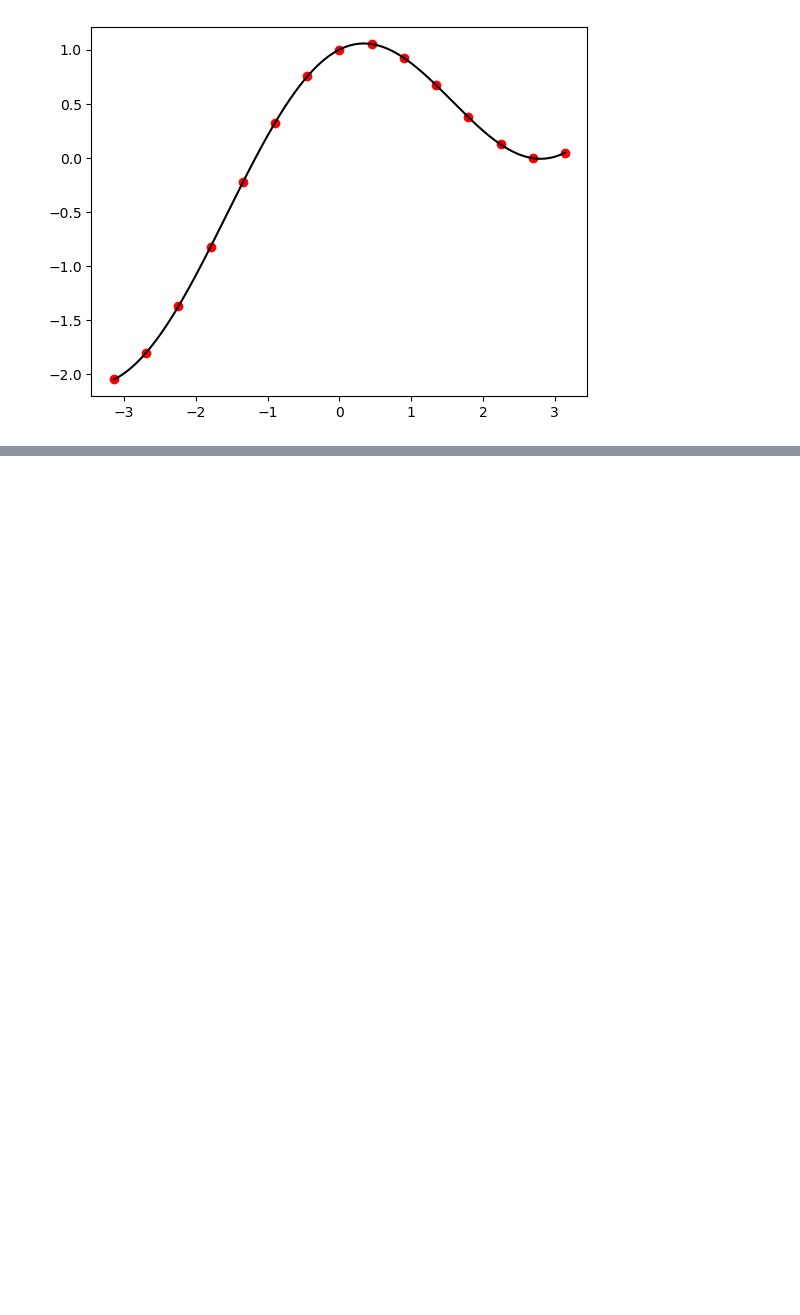
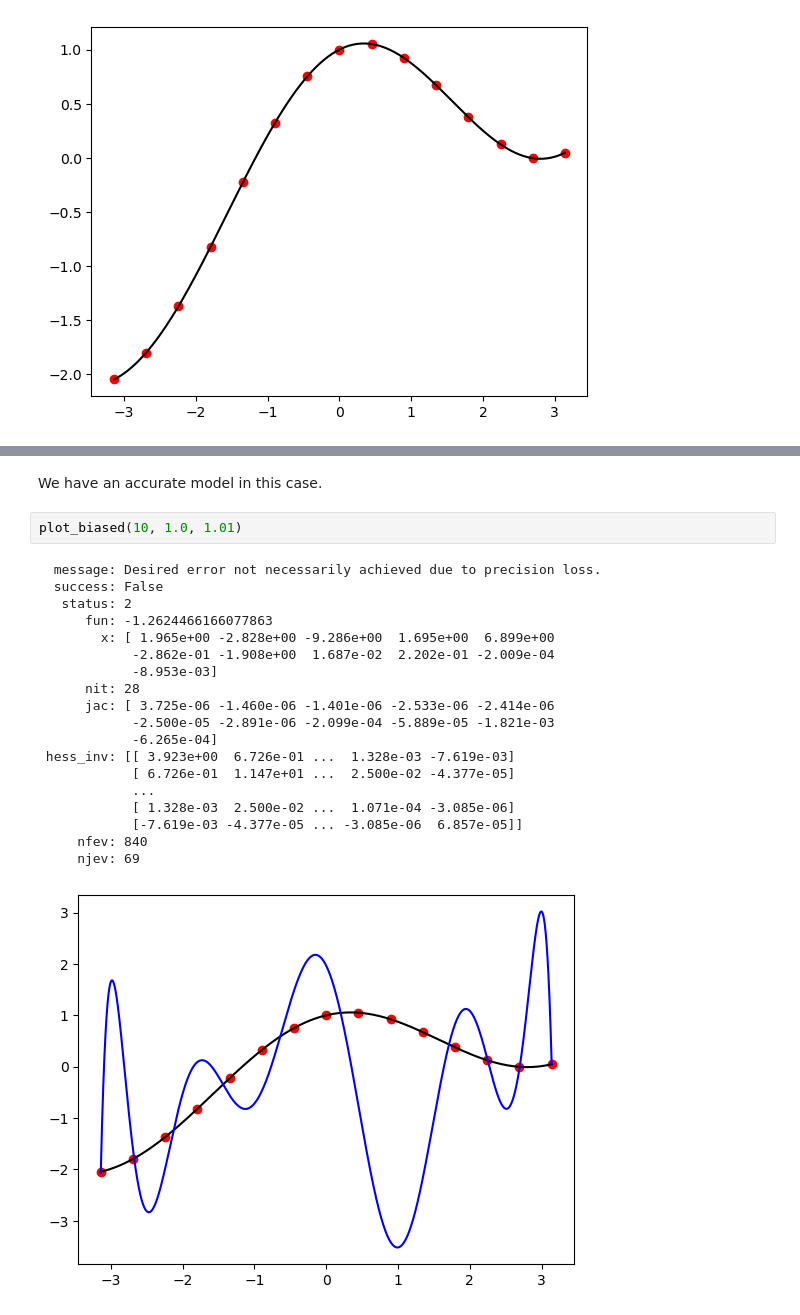
Before and after one commit to OllieHenry/overparametrized, a Jupyter notebook: demo.ipynb, the cells around one changed output, grey strips where cells are left out. Saved outputs shown, nothing was run; the diff lists cells and outputs as text; blank space fills up the shorter version.

```diff
--- a/demo.ipynb
+++ b/demo.ipynb
@@ -55,0 +134,24 @@ def plot_biased(n: int) -> None:
+# %% [markdown]
+We have an accurate model in this case.
+# %%
+plot_biased(10, 1.0, 1.01)
+# %% [output]
+  message: Desired error not necessarily achieved due to precision loss.
+  success: False
+   status: 2
+      fun: -1.2624466166077863
+        x: [ 1.965e+00 -2.828e+00 -9.286e+00  1.695e+00  6.899e+00
+            -2.862e-01 -1.908e+00  1.687e-02  2.202e-01 -2.009e-04
+            -8.953e-03]
+      nit: 28
+      jac: [ 3.725e-06 -1.460e-06 -1.401e-06 -2.533e-06 -2.414e-06
+            -2.500e-05 -2.891e-06 -2.099e-04 -5.889e-05 -1.821e-03
+            -6.265e-04]
+ hess_inv: [[ 3.923e+00  6.726e-01 ...  1.328e-03 -7.619e-03]
+            [ 6.726e-01  1.147e+01 ...  2.500e-02 -4.377e-05]
+            ...
+            [ 1.328e-03  2.500e-02 ...  1.071e-04 -3.085e-06]
+            [-7.619e-03 -4.377e-05 ... -3.085e-06  6.857e-05]]
+     nfev: 840
+     njev: 69
+[figure, added]
```
Also changed, not shown: parts of 20 cells of this notebook, 2 other files.
